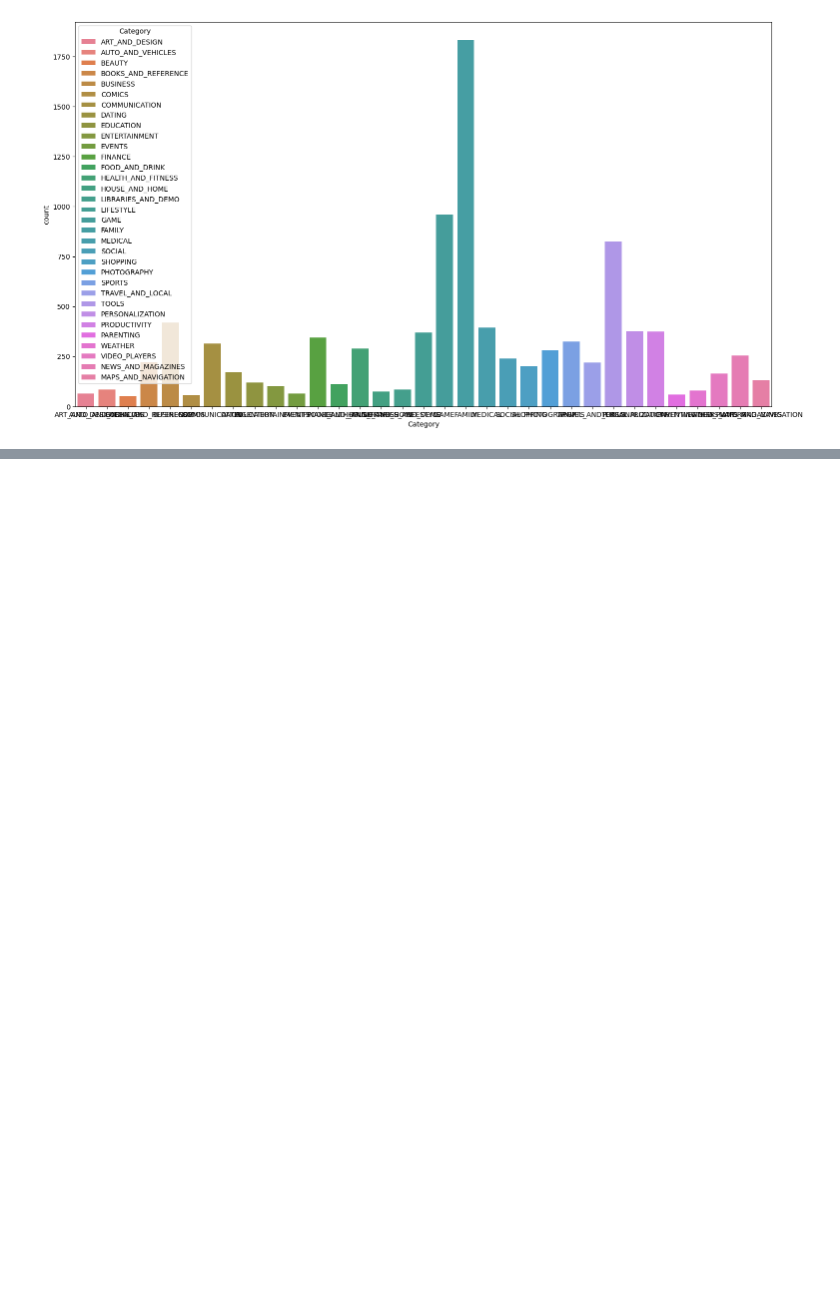
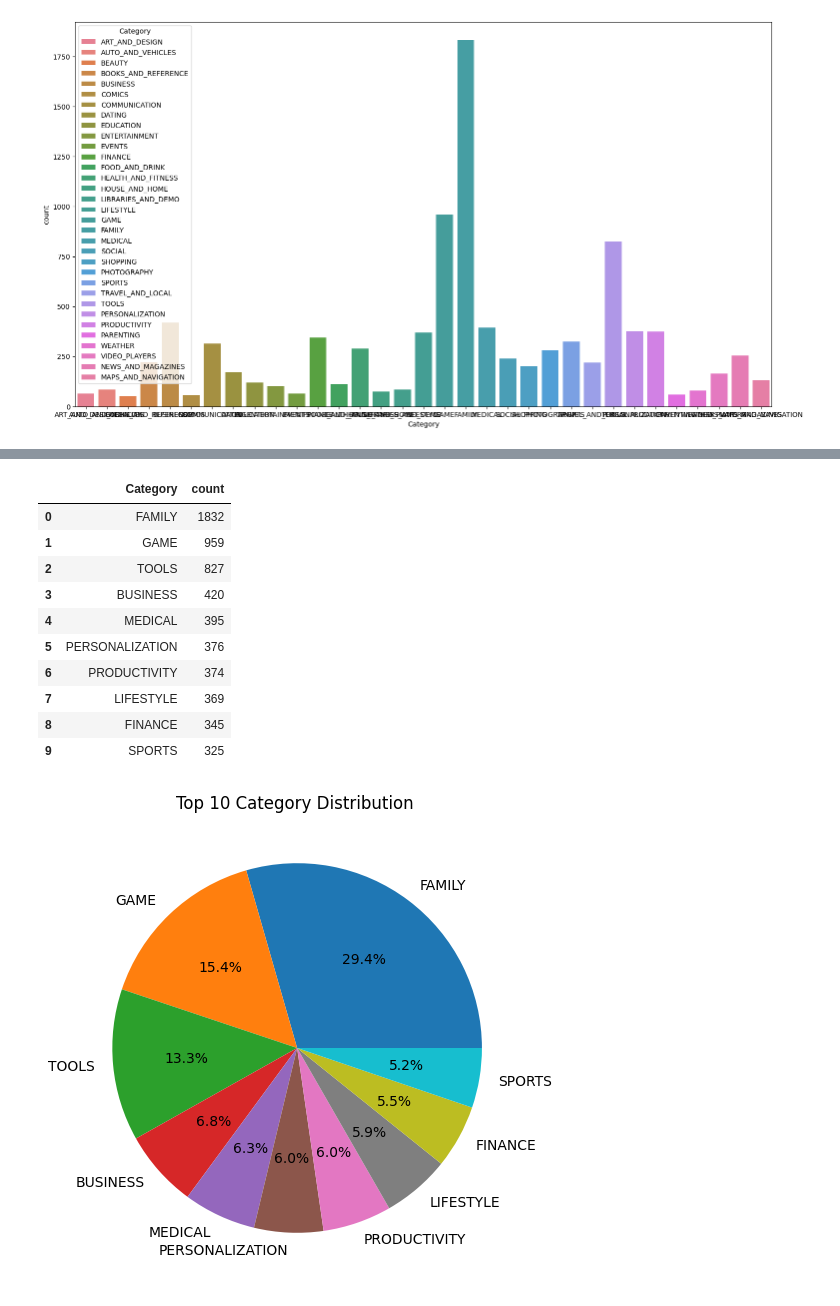
Before and after one commit to vedprakash8721/Abhishek-Data-Science-Portfolio, a Jupyter notebook: ML PW/Module 2 ( EDA exploratory data analysis )/EDA Google Play.ipynb, the cells around one changed output, grey strips where cells are left out. Saved outputs shown, nothing was run; the diff lists cells and outputs as text; code cells hidden in the pictures; blank space fills up the shorter version.

```diff
--- a/ML PW/Module 2 ( EDA exploratory data analysis )/EDA Google Play.ipynb
+++ b/ML PW/Module 2 ( EDA exploratory data analysis )/EDA Google Play.ipynb
@@ -349,0 +368,23 @@ Name: proportion, dtype: float64
+# %%
+# TOP 10 CATEGORY VISUALIZATION
+plt.figure(figsize=(18,6))
+cat=df_copy['Category'].value_counts()[:10]
+top_10=cat.reset_index()
+display(top_10)
+top_10.columns=['Category','Count']
+plt.pie(x=top_10['Count'],labels=top_10['Category'],autopct="%1.1f%%")
+plt.title("Top 10 Category Distribution ")
+plt.show()
+# %% [output]
+|  | Category | count |
+| 0 | FAMILY | 1832 |
+| 1 | GAME | 959 |
+| 2 | TOOLS | 827 |
+| 3 | BUSINESS | 420 |
+| 4 | MEDICAL | 395 |
+| 5 | PERSONALIZATION | 376 |
+| 6 | PRODUCTIVITY | 374 |
+| 7 | LIFESTYLE | 369 |
+| 8 | FINANCE | 345 |
+| 9 | SPORTS | 325 |
+[figure, added]
```
Also changed, not shown: parts of 2 cells of this notebook.
